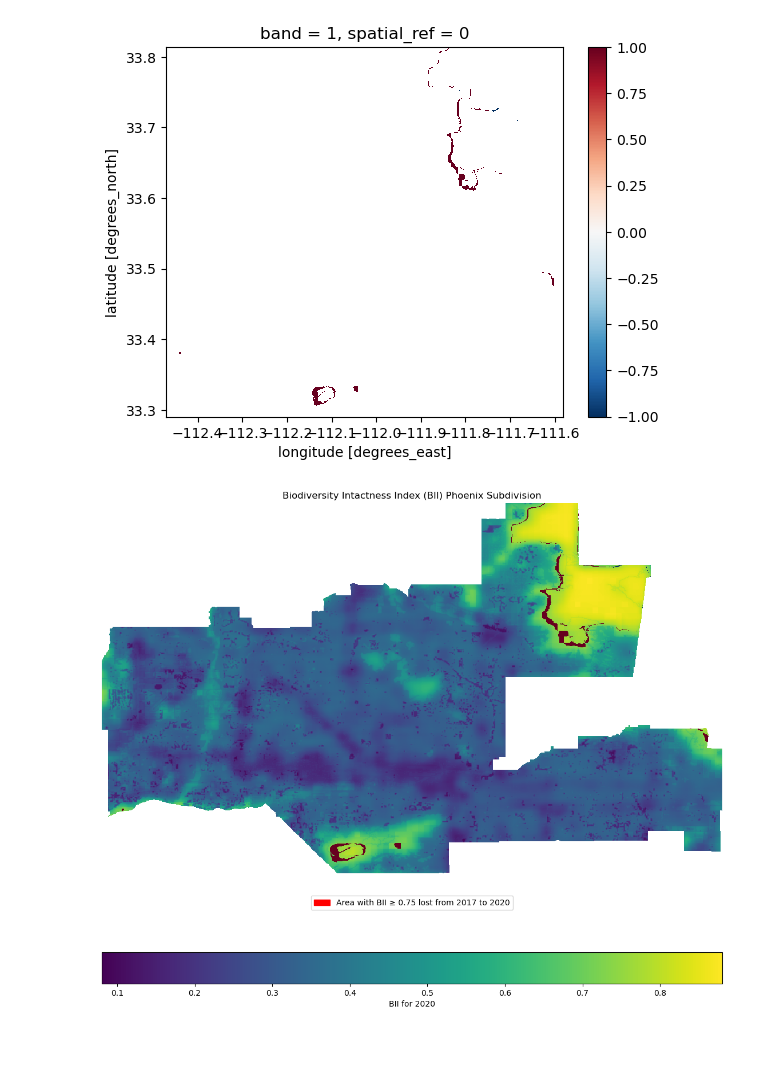
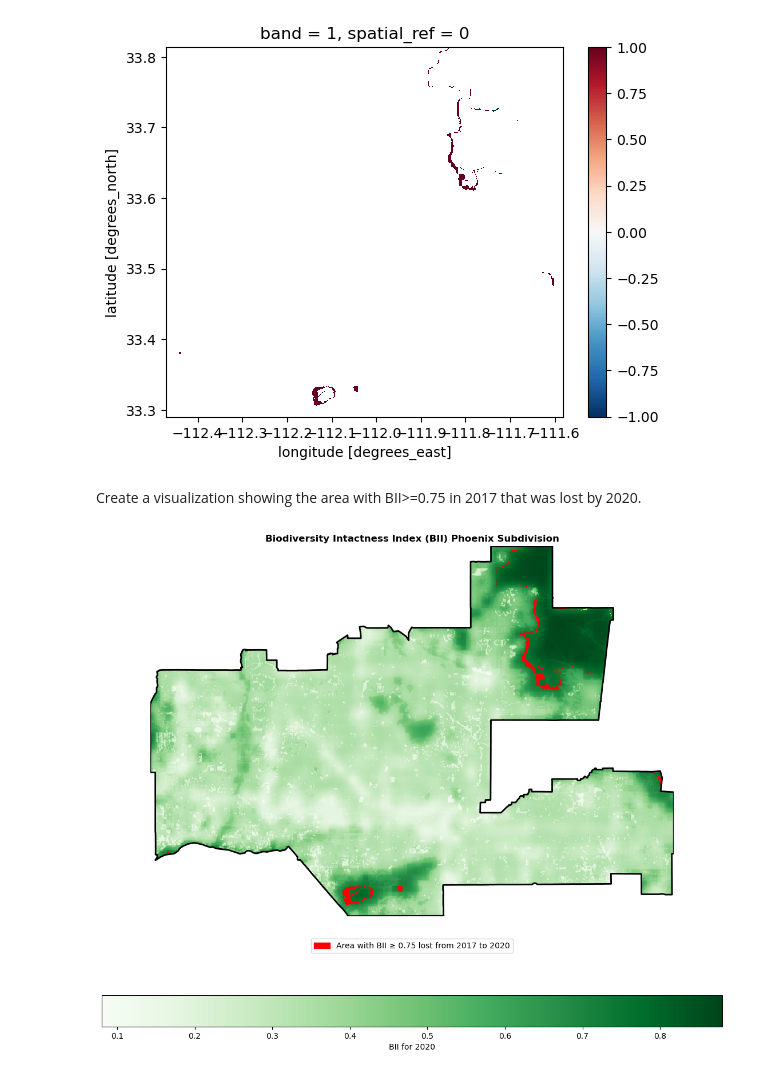
Before and after one commit to meganhessel/biodiversity_Phoenix_AZ, a Jupyter notebook: task2_biodiversity.ipynb, the cells around one changed output. Saved outputs shown, nothing was run; the diff lists cells and outputs as text; code cells hidden in the pictures; blank space fills up the shorter version.

Commit message:
Fix plot

```diff
--- a/task2_biodiversity.ipynb
+++ b/task2_biodiversity.ipynb
@@ -64,12 +107,12 @@ items
 # %%
-# Get first item in the catalog search
-item1 = items[0]
-item1
+# Get first item (2020 BII) in the catalog search
+item2020 = items[0]
+item2020
 # %% [output]
 <Item id=bii_2020_34.74464974521749_-115.38597824385106_cog>
 # %%
-# Get first item in the catalog search
-item3 = items[3]
-item3
+# Get four item (2017 BII) in the catalog search
+item2017 = items[3]
+item2017
 # %% [output]
 <Item id=bii_2017_34.74464974521749_-115.38597824385106_cog>
@@ -82,8 +132,9 @@ item1.assets
 # %%
-raster2020 = rioxr.open_rasterio(item1.assets['data'].href)
+# Create rasters of the 2020 and 2017 items (the BII measurements)
+raster2020 = rioxr.open_rasterio(item2020.assets['data'].href)
 raster2020
 
-raster2017 = rioxr.open_rasterio(item3.assets['data'].href)
+raster2017 = rioxr.open_rasterio(item2017.assets['data'].href)
 raster2017
 # %% [output]
 <xarray.DataArray (band: 1, y: 7992, x: 7992)> Size: 255MB
@@ -230,26 +309,41 @@ difference_na.plot()
 # %% [output]
 <matplotlib.collections.QuadMesh at 0x...>
 [figure]
+# %% [markdown]
+Create a visualization showing the area with BII>=0.75 in 2017 that was lost by 2020.
 # %%
+# Plot of 2020 with changes from 2017
 fig, ax = plt.subplots(1, 1, figsize=(14, 12))
 
+# No axis
 ax.axis('off')
+
+# Add BII 2020 raster
 raster2020_clip.plot(ax = ax,
-                     cbar_kwargs = {'location': 'bottom', 'label':'BII for 2020'})
+                     cbar_kwargs = {'location': 'bottom', 'label':'BII for 2020'},
+                     cmap = "Greens")
+
+# Add the 2017-2020 BII >= 0.75 difference
 difference_na.plot(ax = ax,
-                   #palette = "Greens",
+                   cmap = 'autumn_r',
                    add_colorbar = False
                     )
 
+# Add border line
+phoenix.plot(ax = ax,
+             edgecolor = 'black',
+             facecolor='none',
+             linewidth= 2)
+
+# Add legend for the difference
 legend_elements = [mpatches.Patch(facecolor='red', edgecolor='r',
                          label='Area with BII ≥ 0.75 lost from 2017 to 2020')]
 
 ax.legend(handles=legend_elements, loc='upper center', bbox_to_anchor=(0.5, -0.05), ncol=5)
 
-
-ax.set_title("Biodiversity Intactness Index (BII) Phoenix Subdivision")
-
+# Title
+ax.set_title("Biodiversity Intactness Index (BII) Phoenix Subdivision", fontweight = 'bold')
 
 plt.show()
 # %% [output]
-[figure, old version]
+[figure, new version]
```
Also changed, not shown: parts of 50 cells of this notebook.
